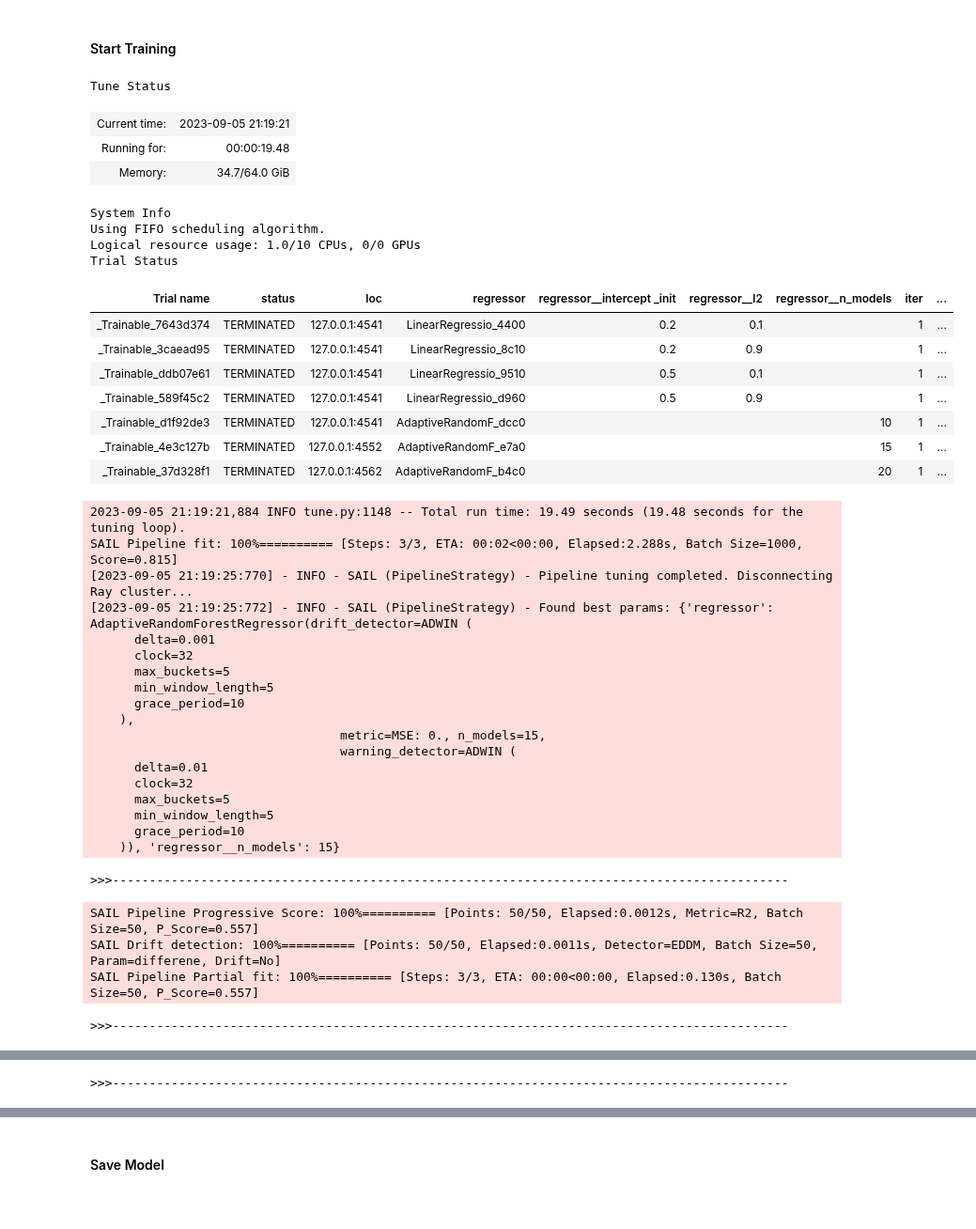
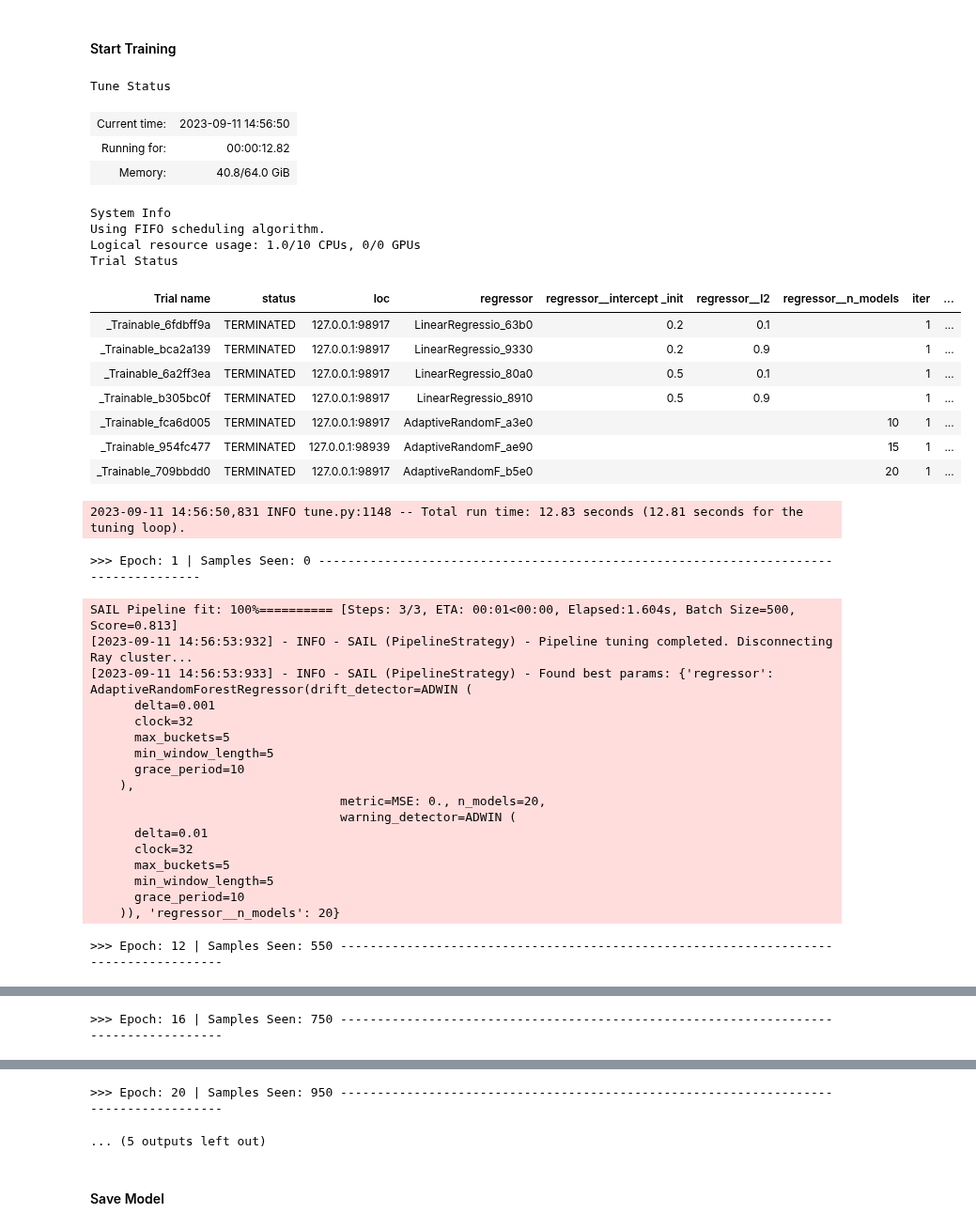
Before and after one commit to IBM/sail, a Jupyter notebook: examples/models/auto_ml/sail_auto_pipeline_regression.ipynb, the cells around one changed output, grey strips where cells are left out. Shown at 94% size. Saved outputs shown, nothing was run; the diff lists cells and outputs as text; code cells hidden in the pictures.

Commit message:
Verbosity chages
Signed-off-by: Dhaval Salwala <dhaval.vinodbhai.salwala@ibm.com>

```diff
--- a/examples/models/auto_ml/sail_auto_pipeline_regression.ipynb
+++ b/examples/models/auto_ml/sail_auto_pipeline_regression.ipynb
@@ -33,7 +32,7 @@ steps = [
     ("standard_scalar", StandardScaler()),
     ("regressor", "passthrough"),
 ]
-sail_pipeline = SAILPipeline(steps=steps, scoring=metrics.R2, verbosity=SAILVerbosity(verbosity=1, log_interval=4))
+sail_pipeline = SAILPipeline(steps=steps, scoring=metrics.R2, verbosity_level=1, verbosity_interval=2)
 # %% [markdown]
 #### HPO Params
 # %%
@@ -79,9 +78,11 @@ auto_pipeline = SAILAutoPipeline(
         # "namespace": "sail-tune",
         # "cluster_address": "ray://localhost:10001"
     },
-    search_data_size=1000,
+    search_data_size=500,
     incremental_training=True,
     drift_detector=SAILDriftDetector(model=EDDM(), drift_param="difference"),
     pipeline_strategy="DetectAndIncrement",
+    verbosity_level=1,
+    verbosity_interval=4
 )
 # %% [output]
@@ -91,58 +96,52 @@ auto_pipeline = SAILAutoPipeline(
 # %%
-y_preds = []
-y_true = []
 batch_size = 50
-
 for start in range(0, 1500, batch_size):
 
     end = start + batch_size
 
     X_train = X.iloc[start:end]
     y_train = y.iloc[start:end]
 
-    if end > 1000: # search_data_size is 1000
+    if end > 500: # search_data_size is 500
         preds = auto_pipeline.predict(X_train)
         y_preds.extend(list(preds))
         y_true.extend(list(y_train))
 
     auto_pipeline.train(X_train, y_train)
 # %% [output]
 Tune Status
-| Current time: | 2023-09-05 21:19:21 |
-| Running for: | 00:00:19.48 |
-| Memory: | 34.7/64.0 GiB |
+| Current time: | 2023-09-11 14:56:50 |
+| Running for: | 00:00:12.82 |
+| Memory: | 40.8/64.0 GiB |
 System Info
 Using FIFO scheduling algorithm.
 Logical resource usage: 1.0/10 CPUs, 0/0 GPUs
 Trial Status
 | Trial name | status | loc | regressor | regressor__intercept _init | regressor__l2 | regressor__n_models | iter | ... |
-| _Trainable_7643d374 | TERMINATED | 127.0.0.1:4541 | LinearRegressio_4400 | 0.2 | 0.1 |  | 1 | ... |
-| _Trainable_3caead95 | TERMINATED | 127.0.0.1:4541 | LinearRegressio_8c10 | 0.2 | 0.9 |  | 1 | ... |
-| _Trainable_ddb07e61 | TERMINATED | 127.0.0.1:4541 | LinearRegressio_9510 | 0.5 | 0.1 |  | 1 | ... |
-| _Trainable_589f45c2 | TERMINATED | 127.0.0.1:4541 | LinearRegressio_d960 | 0.5 | 0.9 |  | 1 | ... |
-| _Trainable_d1f92de3 | TERMINATED | 127.0.0.1:4541 | AdaptiveRandomF_dcc0 |  |  | 10 | 1 | ... |
-| _Trainable_4e3c127b | TERMINATED | 127.0.0.1:4552 | AdaptiveRandomF_e7a0 |  |  | 15 | 1 | ... |
-| _Trainable_37d328f1 | TERMINATED | 127.0.0.1:4562 | AdaptiveRandomF_b4c0 |  |  | 20 | 1 | ... |
+| _Trainable_6fdbff9a | TERMINATED | 127.0.0.1:98917 | LinearRegressio_63b0 | 0.2 | 0.1 |  | 1 | ... |
+| _Trainable_bca2a139 | TERMINATED | 127.0.0.1:98917 | LinearRegressio_9330 | 0.2 | 0.9 |  | 1 | ... |
+| _Trainable_6a2ff3ea | TERMINATED | 127.0.0.1:98917 | LinearRegressio_80a0 | 0.5 | 0.1 |  | 1 | ... |
+| _Trainable_b305bc0f | TERMINATED | 127.0.0.1:98917 | LinearRegressio_8910 | 0.5 | 0.9 |  | 1 | ... |
+| _Trainable_fca6d005 | TERMINATED | 127.0.0.1:98917 | AdaptiveRandomF_a3e0 |  |  | 10 | 1 | ... |
+| _Trainable_954fc477 | TERMINATED | 127.0.0.1:98939 | AdaptiveRandomF_ae90 |  |  | 15 | 1 | ... |
+| _Trainable_709bbdd0 | TERMINATED | 127.0.0.1:98917 | AdaptiveRandomF_b5e0 |  |  | 20 | 1 | ... |
-2023-09-05 21:19:21,884 INFO tune.py:1148 -- Total run time: 19.49 seconds (19.48 seconds for the tuning loop).
-SAIL Pipeline fit: 100%========== [Steps: 3/3, ETA: 00:02<00:00, Elapsed:2.288s, Batch Size=1000, Score=0.815]
-[2023-09-05 21:19:25:770] - INFO - SAIL (PipelineStrategy) - Pipeline tuning completed. Disconnecting Ray cluster...
-[2023-09-05 21:19:25:772] - INFO - SAIL (PipelineStrategy) - Found best params: {'regressor': AdaptiveRandomForestRegressor(drift_detector=ADWIN (
-      delta=0.001
-      clock=32
-      max_buckets=5
-      min_window_length=5
-      grace_period=10
-    ),
-                                  metric=MSE: 0., n_models=15,
-                                  warning_detector=ADWIN (
-      delta=0.01
-      clock=32
-      max_buckets=5
-      min_window_length=5
-      grace_period=10
-    )), 'regressor__n_models': 15}
+2023-09-11 14:56:50,831 INFO tune.py:1148 -- Total run time: 12.83 seconds (12.81 seconds for the tuning loop).
->>>--------------------------------------------------------------------------------------------
+>>> Epoch: 1 | Samples Seen: 0 -------------------------------------------------------------------------------------
-SAIL Pipeline Progressive Score: 100%========== [Points: 50/50, Elapsed:0.0012s, Metric=R2, Batch Size=50, P_Score=0.557]
-SAIL Drift detection: 100%========== [Points: 50/50, Elapsed:0.0011s, Detector=EDDM, Batch Size=50, Param=differene, Drift=No]
-SAIL Pipeline Partial fit: 100%========== [Steps: 3/3, ETA: 00:00<00:00, Elapsed:0.130s, Batch Size=50, P_Score=0.557]
+SAIL Pipeline fit: 100%========== [Steps: 3/3, ETA: 00:01<00:00, Elapsed:1.604s, Batch Size=500, Score=0.813]
+[2023-09-11 14:56:53:932] - INFO - SAIL (PipelineStrategy) - Pipeline tuning completed. Disconnecting Ray cluster...
+[2023-09-11 14:56:53:933] - INFO - SAIL (PipelineStrategy) - Found best params: {'regressor': AdaptiveRandomForestRegressor(drift_detector=ADWIN (
+      delta=0.001
+      clock=32
+      max_buckets=5
+      min_window_length=5
+      grace_period=10
+    ),
+                                  metric=MSE: 0., n_models=20,
+                                  warning_detector=ADWIN (
+      delta=0.01
+      clock=32
+      max_buckets=5
+      min_window_length=5
+      grace_period=10
+    )), 'regressor__n_models': 20}
->>>--------------------------------------------------------------------------------------------
+>>> Epoch: 12 | Samples Seen: 550 -------------------------------------------------------------------------------------
@@ -152 +151 @@ SAIL Pipeline Partial fit: 100%========== [Steps: 3/3, ETA: 00:00<00:00, Elapsed
->>>--------------------------------------------------------------------------------------------
+>>> Epoch: 16 | Samples Seen: 750 -------------------------------------------------------------------------------------
@@ -155,0 +155,2 @@ SAIL Pipeline Partial fit: 100%========== [Steps: 3/3, ETA: 00:00<00:00, Elapsed
+>>> Epoch: 20 | Samples Seen: 950 -------------------------------------------------------------------------------------
+... (5 outputs left out)
```
Also changed, not shown: parts of 8 cells of this notebook, 8 other files.
